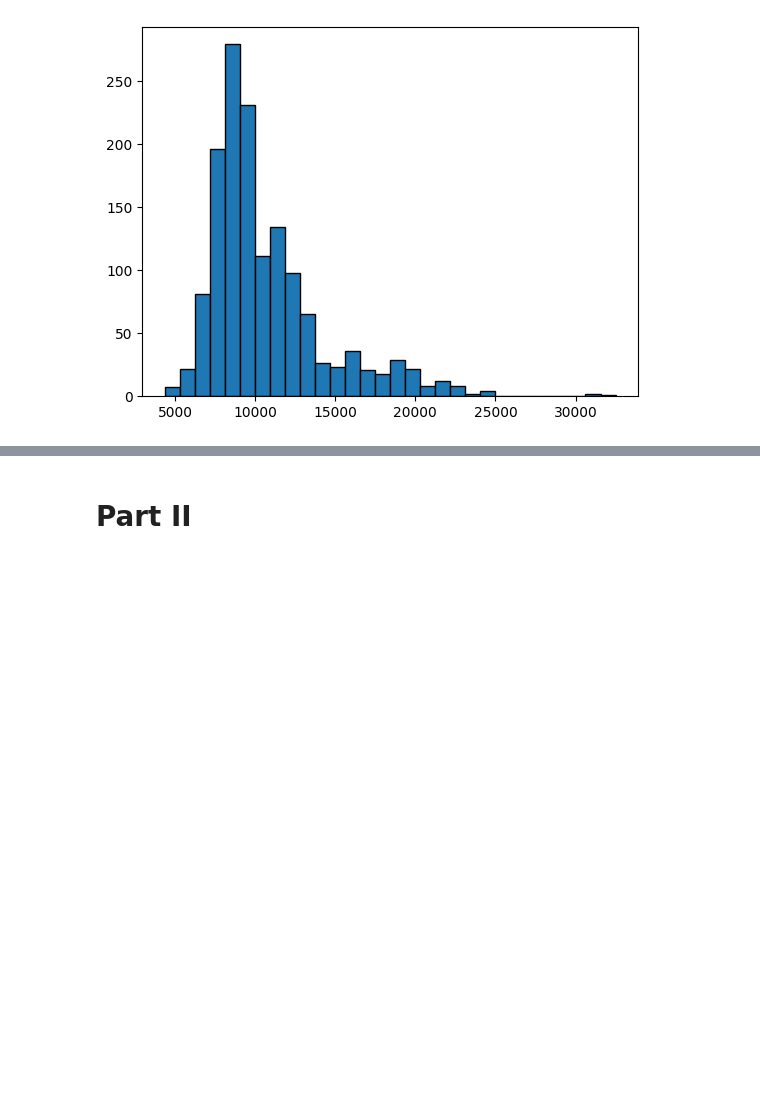
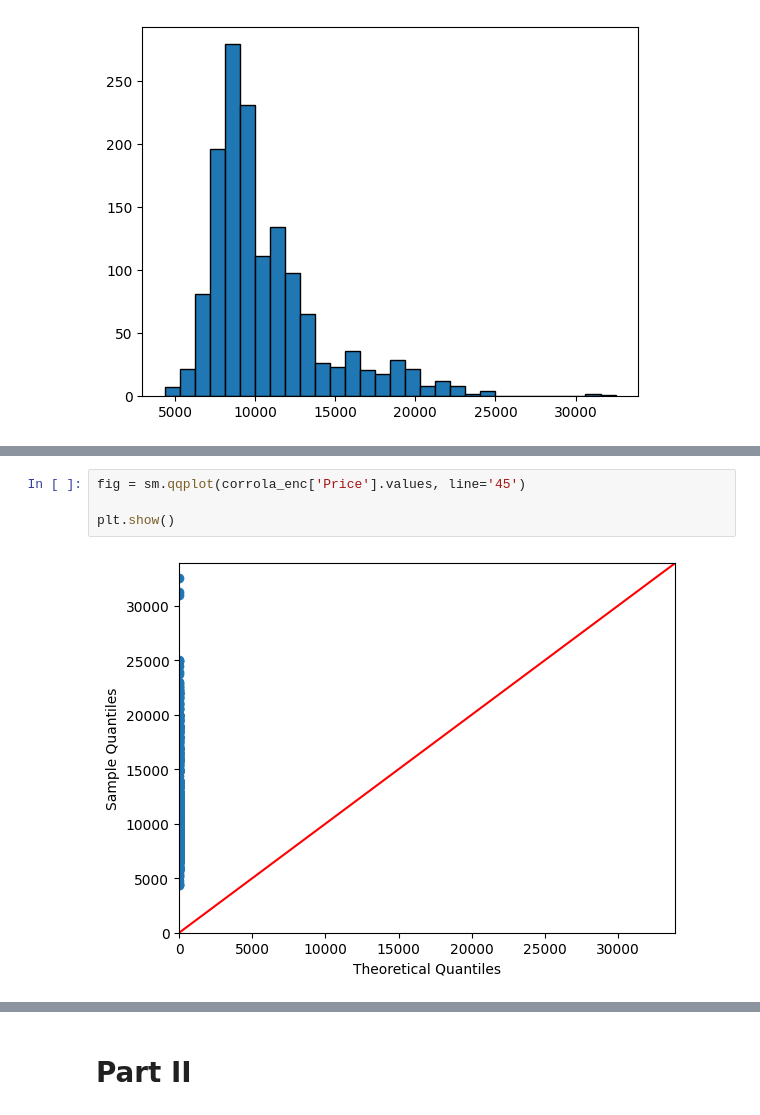
Before and after one commit to beneDesp/GLDM3002, a Jupyter notebook: finalProjectTeam2_MW.ipynb, the cells around one changed output, grey strips where cells are left out. Cells and saved outputs as stored; diff of their text form; blank space fills up the shorter version.

```diff
--- a/finalProjectTeam2_MW.ipynb
+++ b/finalProjectTeam2_MW.ipynb
@@ -239,3 +268,9 @@ print(plt.hist(corrola_enc['Price'], edgecolor='black', bins=30))
+# %%
+fig = sm.qqplot(corrola_enc['Price'].values, line='45')
+
+plt.show()
+# %% [output]
+[figure, added]
 # %%
 import math
 import numpy as np
```
Also changed, not shown: parts of 5 cells of this notebook.
